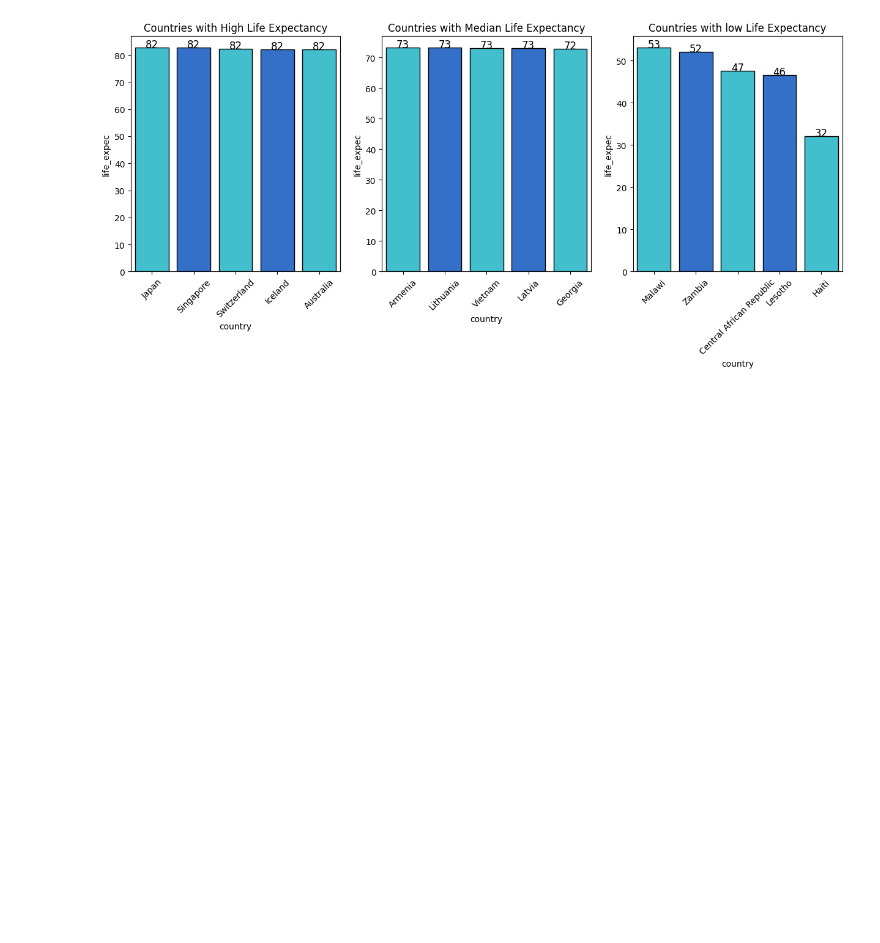
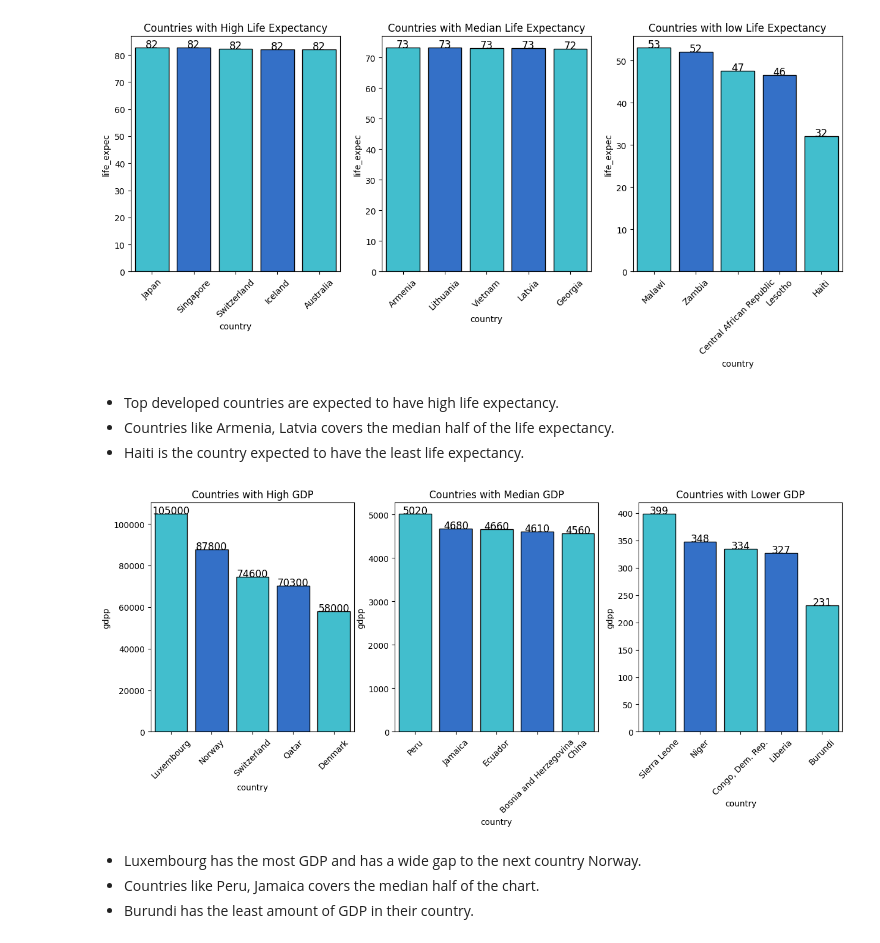
Before and after one commit to rizz045/Country-Data-Exploration-and-Preediction--Unsupervised-learning-, a Jupyter notebook: Country_Data_Exploration_and_Prediction.ipynb, the cells around one changed output. Saved outputs shown, nothing was run; the diff lists cells and outputs as text; code cells hidden in the pictures; blank space fills up the shorter version.

```diff
--- a/Country_Data_Exploration_and_Prediction.ipynb
+++ b/Country_Data_Exploration_and_Prediction.ipynb
@@ -402,0 +399,41 @@ ax = sns.barplot()
+# %% [markdown]
+* Top developed countries are expected to have high life expectancy.
+* Countries like Armenia, Latvia covers the median half of the life expectancy.
+* Haiti is the country expected to have the least life expectancy.
+# %%
+plt.subplots(nrows=1, ncols=3, figsize=(15, 5))
+plt.subplot(1, 3, 1)
+ax = sns.barplot(x='country', y='gdpp',
+                 data = df.sort_values(ascending=False, by='gdpp').iloc[:5],
+                 palette=colors, edgecolor='black')
+plt.title("Countries with High GDP")
+plt.xticks(rotation=45)
+for rect in ax.patches:
+    ax.text(rect.get_x()+rect.get_width()/2, rect.get_height(), int(rect.get_height()),
+            horizontalalignment='center', fontsize=12)
+
+plt.subplot(1, 3, 2)
+ax = sns.barplot(x='country', y='gdpp',
+                 data = df.sort_values(ascending=False, by='gdpp').iloc[81:86],
+                 palette=colors, edgecolor='black')
+plt.title("Countries with Median GDP")
+plt.xticks(rotation=45)
+for rect in ax.patches:
+    ax.text(rect.get_x()+rect.get_width()/2, rect.get_height(), int(rect.get_height()),
+            horizontalalignment='center', fontsize=12)
+
+plt.subplot(1, 3, 3)
+ax = sns.barplot(x='country', y='gdpp',
+                 data = df.sort_values(ascending=False, by='gdpp').iloc[-5:],
+                 palette=colors, edgecolor='black')
+plt.title("Countries with Lower GDP")
+plt.xticks(rotation=45)
+for rect in ax.patches:
+    ax.text(rect.get_x()+rect.get_width()/2, rect.get_height(), int(rect.get_height()),
+            horizontalalignment='center', fontsize=12)
+# %% [output]
+[figure, added]
+# %% [markdown]
+* Luxembourg has the most GDP and has a wide gap to the next country Norway.
+* Countries like Peru, Jamaica covers the median half of the chart.
+* Burundi has the least amount of GDP in their country.
```
Also changed, not shown: parts of 1 cell of this notebook.
